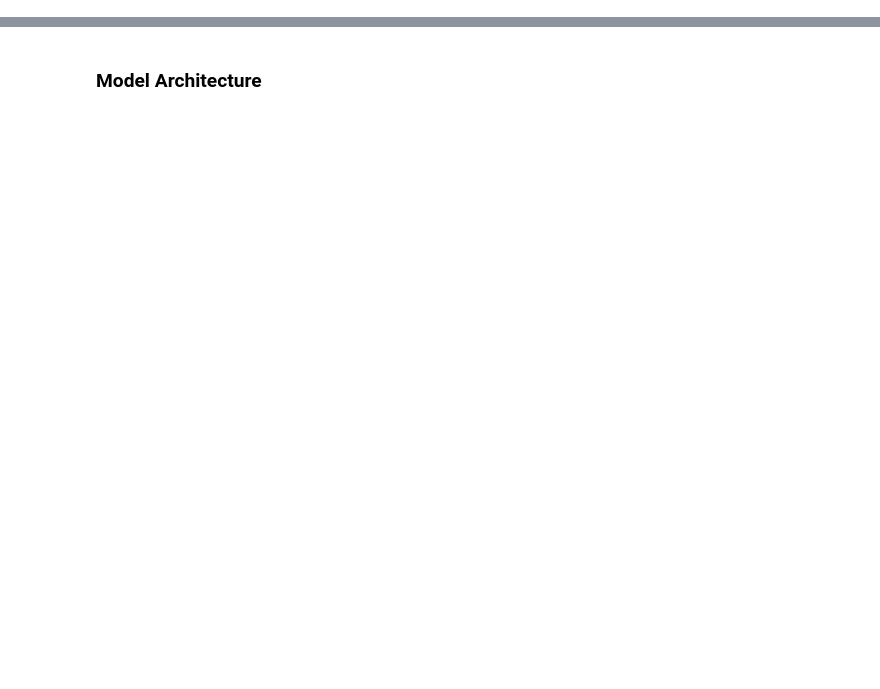
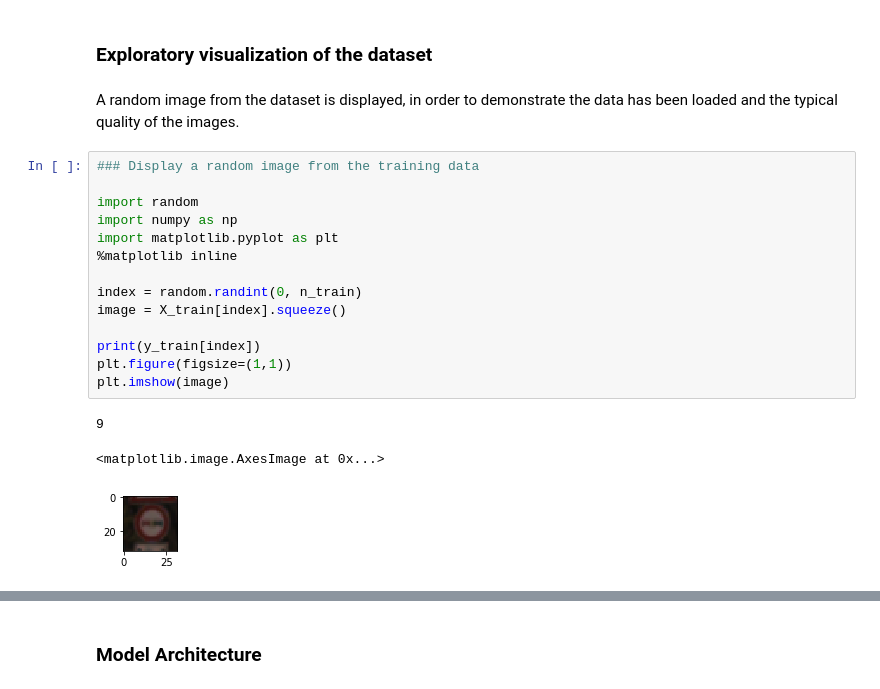
Before and after one commit to patrick-klein/CarND-Traffic-Sign-Classifier-Project, a Jupyter notebook: Traffic_Sign_Classifier.ipynb, the cells around one changed output, grey strips where cells are left out. Saved outputs shown, nothing was run; the diff lists cells and outputs as text; blank space fills up the shorter version.

```diff
--- a/Traffic_Sign_Classifier.ipynb
+++ b/Traffic_Sign_Classifier.ipynb
@@ -254,0 +80,22 @@ def preprocess(x):
+# %% [markdown]
+### Exploratory visualization of the dataset
+# %% [markdown]
+A random image from the dataset is displayed, in order to demonstrate the data has been loaded and the typical quality of the images.
+# %%
+### Display a random image from the training data
+
+import random
+import numpy as np
+import matplotlib.pyplot as plt
+%matplotlib inline
+
+index = random.randint(0, n_train)
+image = X_train[index].squeeze()
+
+print(y_train[index])
+plt.figure(figsize=(1,1))
+plt.imshow(image)
+# %% [output]
+9
+<matplotlib.image.AxesImage at 0x...>
+[figure, added]
```
Also changed, not shown: parts of 68 cells of this notebook, 22 other files.
